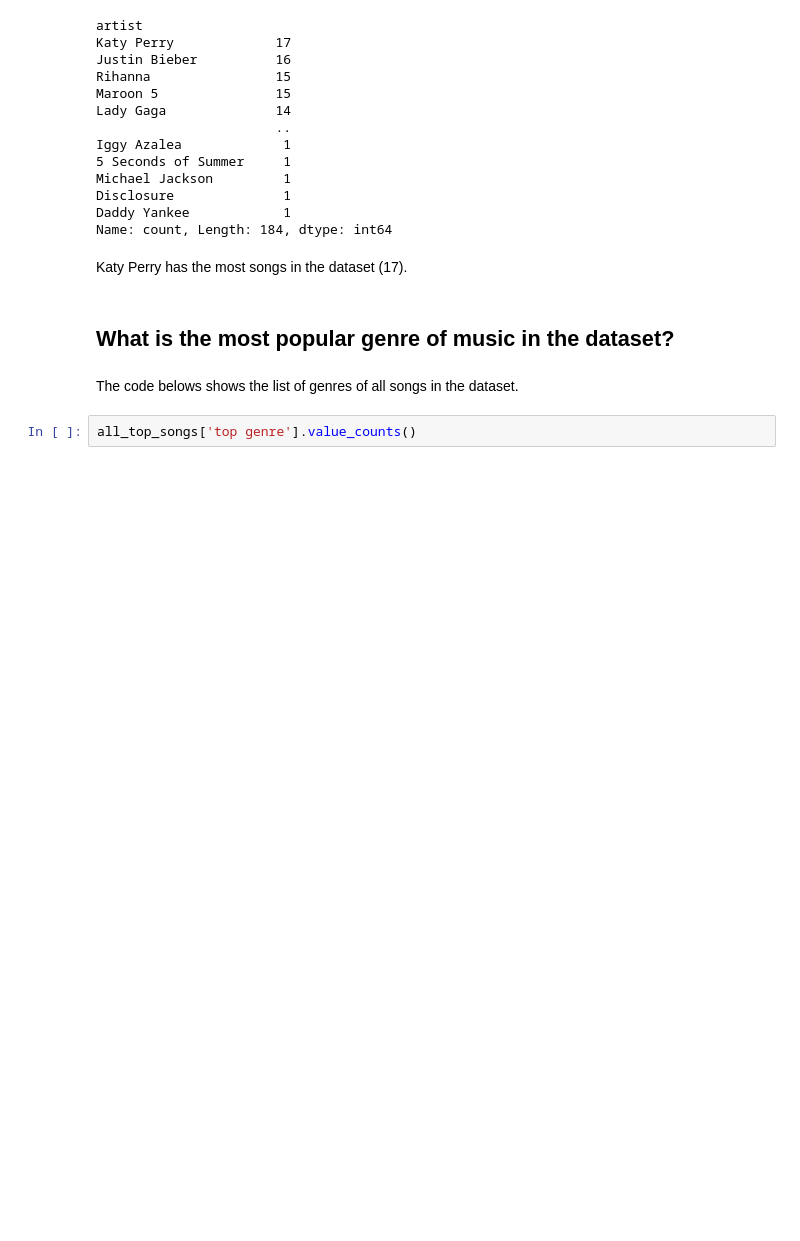
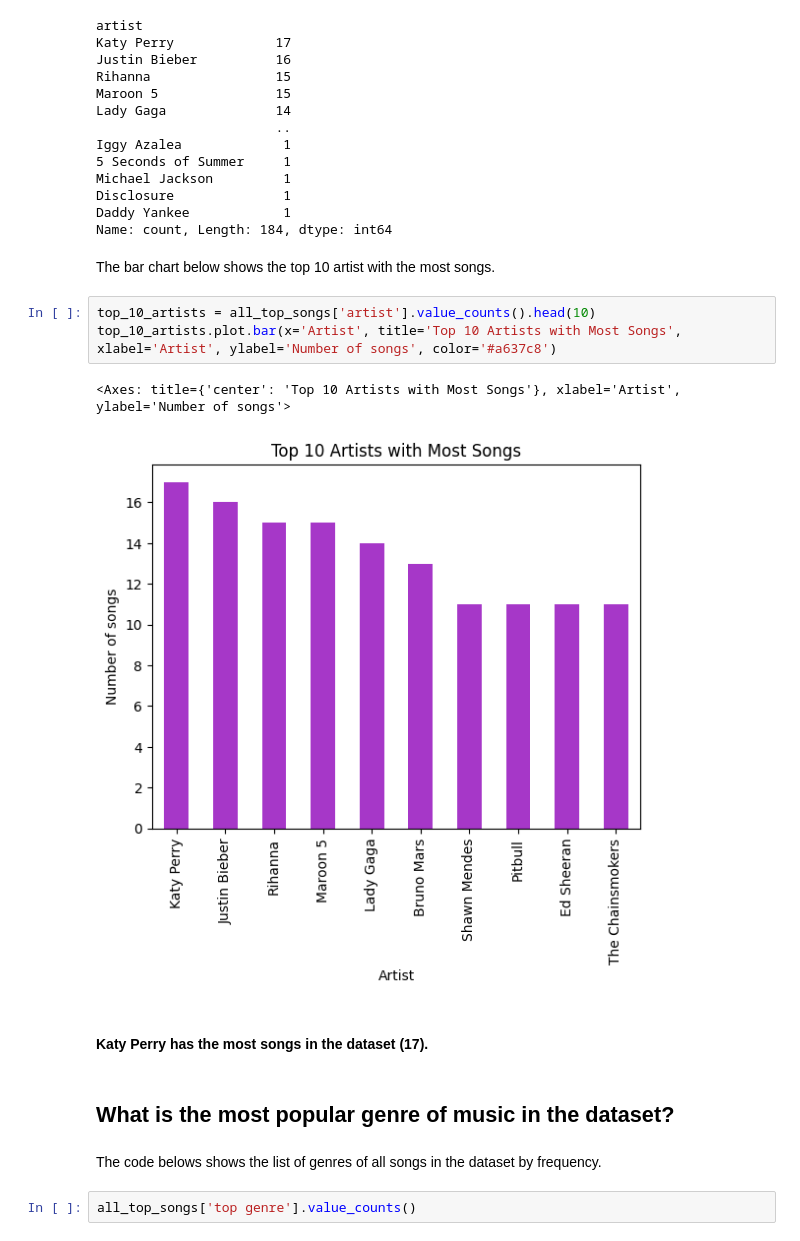
Before and after one commit to koalfred/musicalanalysis, a Jupyter notebook: Musical Analysis.ipynb, the cells around one changed output. Cells and saved outputs as stored; diff of their text form; blank space fills up the shorter version.

```diff
--- a/Musical Analysis.ipynb
+++ b/Musical Analysis.ipynb
@@ -77,12 +74,20 @@ Michael Jackson         1
 Disclosure              1
 Daddy Yankee            1
 Name: count, Length: 184, dtype: int64
+# %% [markdown]
+The bar chart below shows the top 10 artist with the most songs.
+# %%
+top_10_artists = all_top_songs['artist'].value_counts().head(10)
+top_10_artists.plot.bar(x='Artist', title='Top 10 Artists with Most Songs', xlabel='Artist', ylabel='Number of songs', color='#a637c8')
+# %% [output]
+<Axes: title={'center': 'Top 10 Artists with Most Songs'}, xlabel='Artist', ylabel='Number of songs'>
+[figure, added]
 # %% [markdown]
-Katy Perry has the most songs in the dataset (17).
+#### Katy Perry has the most songs in the dataset (17).
 # %% [markdown]
 ## What is the most popular genre of music in the dataset?
 # %% [markdown]
-The code belows shows the list of genres of all songs in the dataset.
+The code belows shows the list of genres of all songs in the dataset by frequency.
 # %%
 all_top_songs['top genre'].value_counts()
 # %% [output]
```
Also changed, not shown: parts of 100 cells of this notebook.
